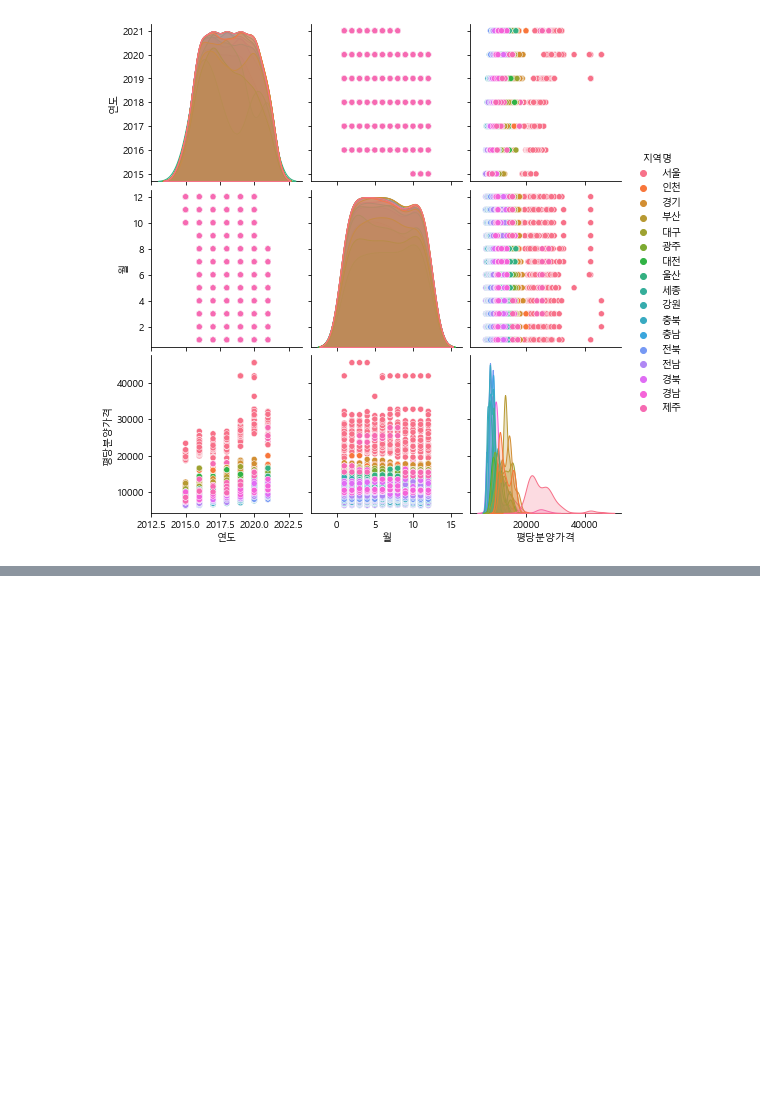
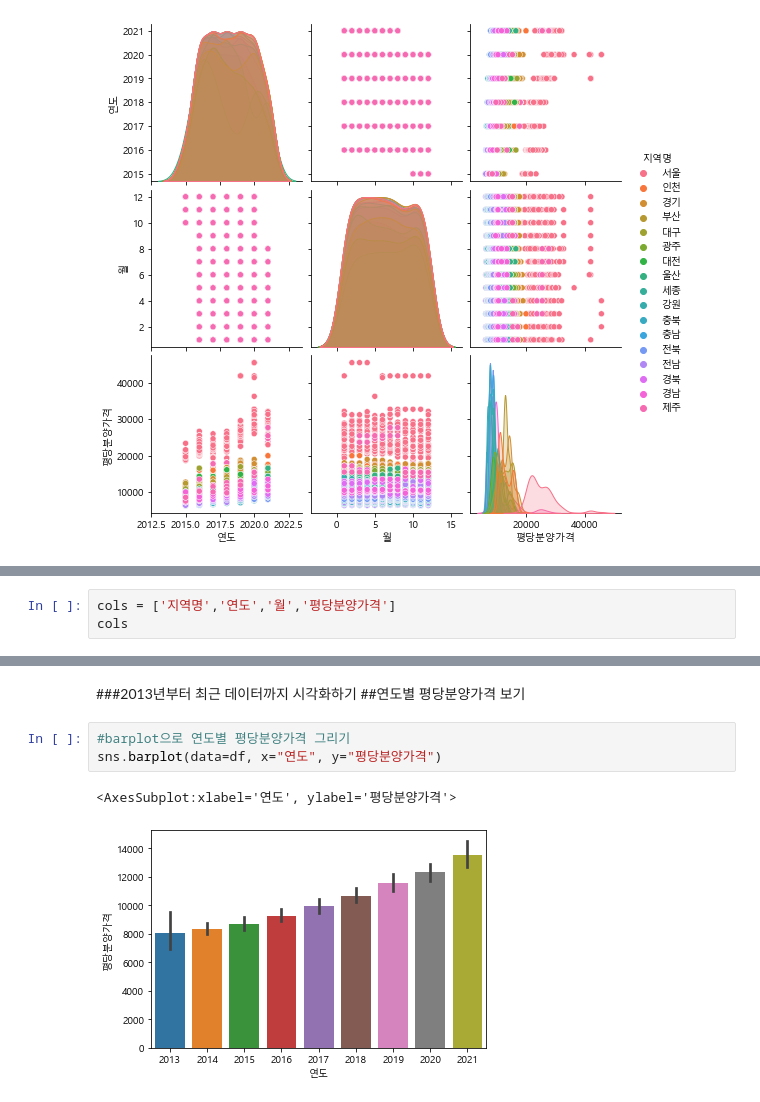
Before and after one commit to hdonghun/Python_analysis-visualization, a Jupyter notebook: 공공데이터로 파이썬 데이터 분석 시작하기_Myself_study.ipynb, the cells around one changed output, grey strips where cells are left out. Cells and saved outputs as stored; diff of their text form; blank space fills up the shorter version.

```diff
--- a/공공데이터로 파이썬 데이터 분석 시작하기_Myself_study.ipynb
+++ b/공공데이터로 파이썬 데이터 분석 시작하기_Myself_study.ipynb
@@ -653,0 +867,3 @@ Name: 전용면적, dtype: int64
+# %%
+cols = ['지역명','연도','월','평당분양가격']
+cols
@@ -653,0 +973,9 @@ Name: 전용면적, dtype: int64
+# %% [markdown]
+###2013년부터 최근 데이터까지 시각화하기
+##연도별 평당분양가격 보기
+# %%
+#barplot으로 연도별 평당분양가격 그리기
+sns.barplot(data=df, x="연도", y="평당분양가격")
+# %% [output]
+<AxesSubplot:xlabel='연도', ylabel='평당분양가격'>
+[figure, added]
```
Also changed, not shown: parts of 62 cells of this notebook.
